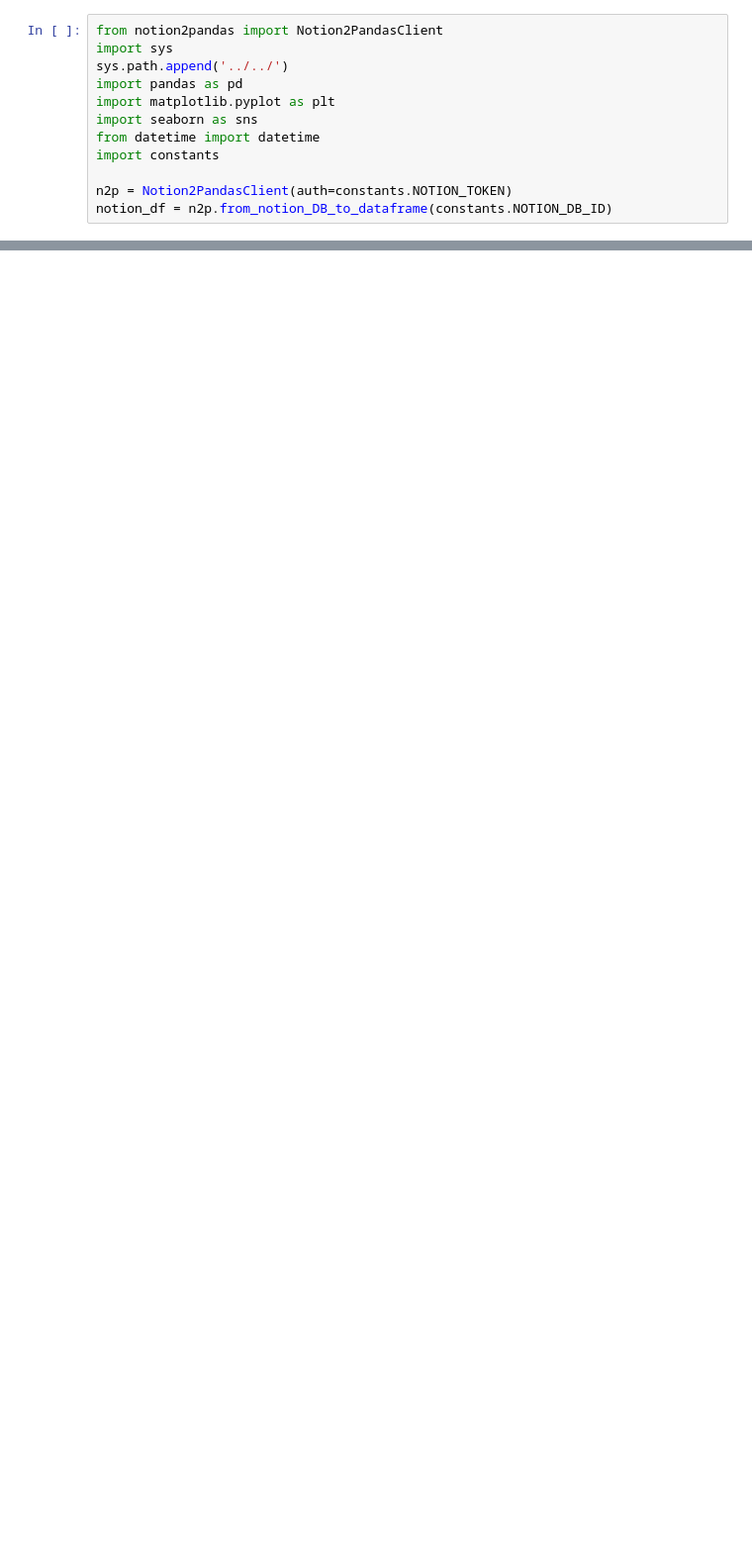
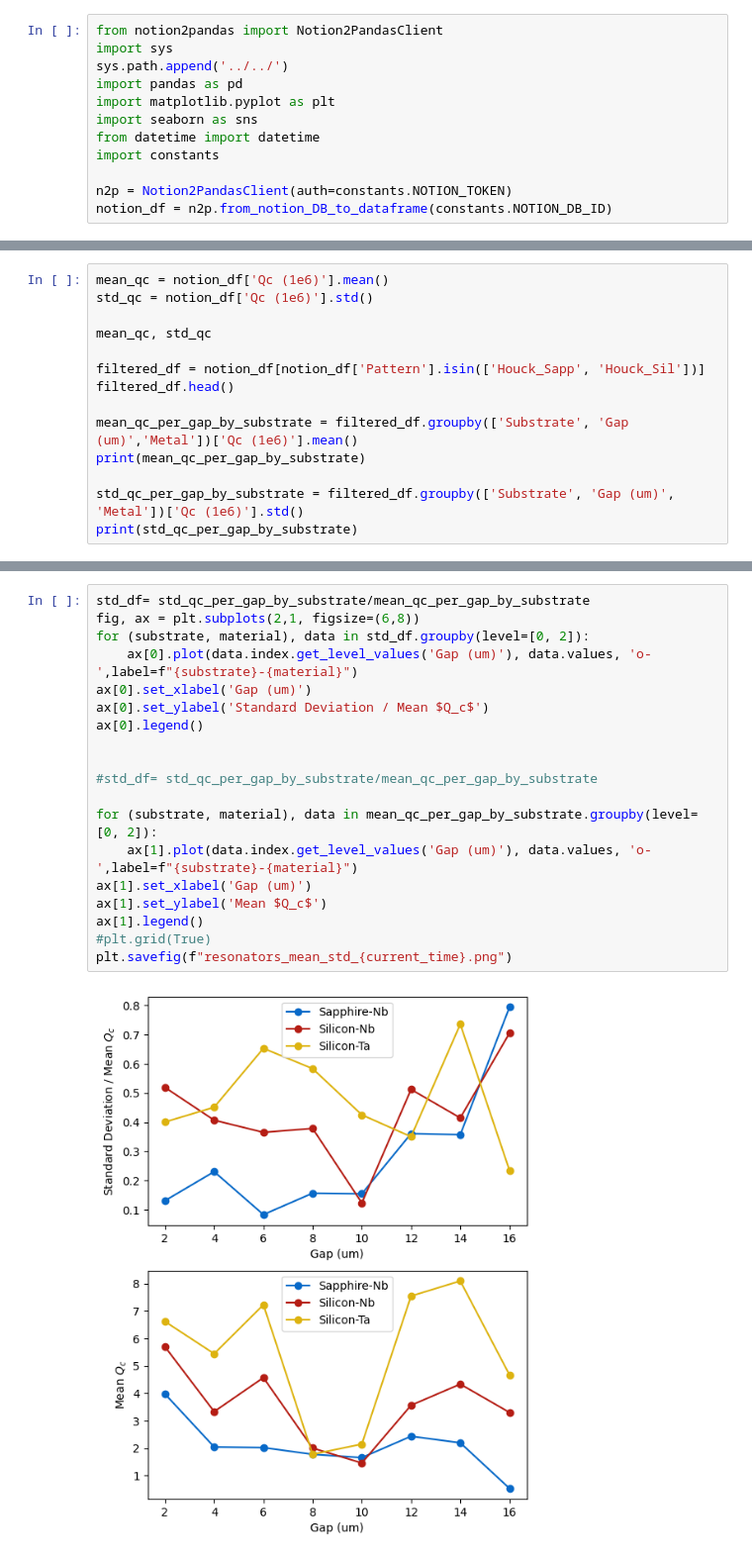
Before and after one commit to eesh-gupta/scresonators, a Jupyter notebook: dbs/load_res_database.ipynb, the cells around one changed output, grey strips where cells are left out. Shown: that part at 99% size. Drawn from its saved outputs; the diff is of its cells as text; blank space fills up the shorter version.

```diff
--- a/dbs/load_res_database.ipynb
+++ b/dbs/load_res_database.ipynb
@@ -63,0 +153,14 @@ fig.savefig(f"resonators_{current_time}.png")
+# %%
+mean_qc = notion_df['Qc (1e6)'].mean()
+std_qc = notion_df['Qc (1e6)'].std()
+
+mean_qc, std_qc
+
+filtered_df = notion_df[notion_df['Pattern'].isin(['Houck_Sapp', 'Houck_Sil'])]
+filtered_df.head()
+
+mean_qc_per_gap_by_substrate = filtered_df.groupby(['Substrate', 'Gap (um)','Metal'])['Qc (1e6)'].mean()
+print(mean_qc_per_gap_by_substrate)
+
+std_qc_per_gap_by_substrate = filtered_df.groupby(['Substrate', 'Gap (um)', 'Metal'])['Qc (1e6)'].std()
+print(std_qc_per_gap_by_substrate)
@@ -63,0 +185,21 @@ fig.savefig(f"resonators_{current_time}.png")
+# %%
+std_df= std_qc_per_gap_by_substrate/mean_qc_per_gap_by_substrate
+fig, ax = plt.subplots(2,1, figsize=(6,8))
+for (substrate, material), data in std_df.groupby(level=[0, 2]):
+    ax[0].plot(data.index.get_level_values('Gap (um)'), data.values, 'o-',label=f"{substrate}-{material}")
+ax[0].set_xlabel('Gap (um)')
+ax[0].set_ylabel('Standard Deviation / Mean $Q_c$')
+ax[0].legend()
+
+
+#std_df= std_qc_per_gap_by_substrate/mean_qc_per_gap_by_substrate
+
+for (substrate, material), data in mean_qc_per_gap_by_substrate.groupby(level=[0, 2]):
+    ax[1].plot(data.index.get_level_values('Gap (um)'), data.values, 'o-',label=f"{substrate}-{material}")
+ax[1].set_xlabel('Gap (um)')
+ax[1].set_ylabel('Mean $Q_c$')
+ax[1].legend()
+#plt.grid(True)
+plt.savefig(f"resonators_mean_std_{current_time}.png")
+# %% [output]
+[figure, added]
```
Also changed, not shown: parts of 10 cells of this notebook, 6 other files.
